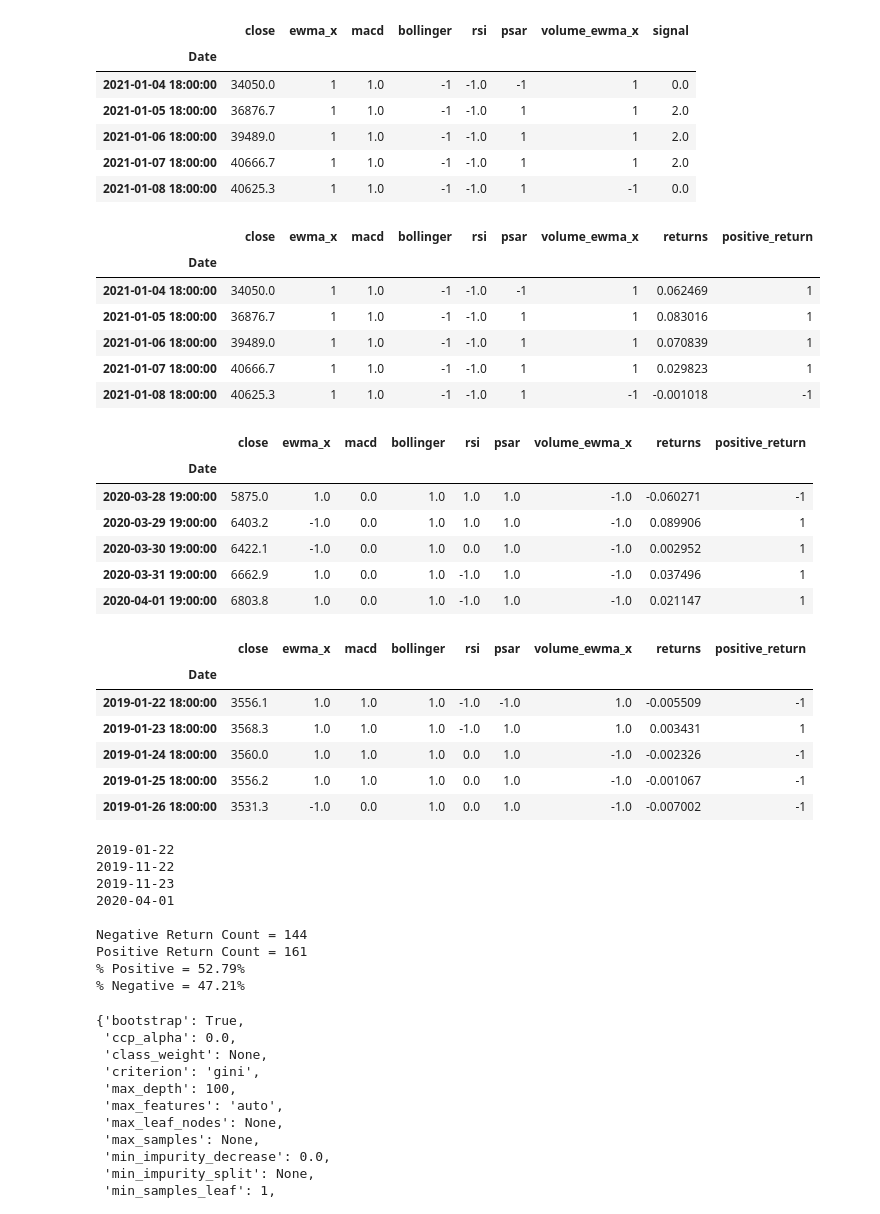
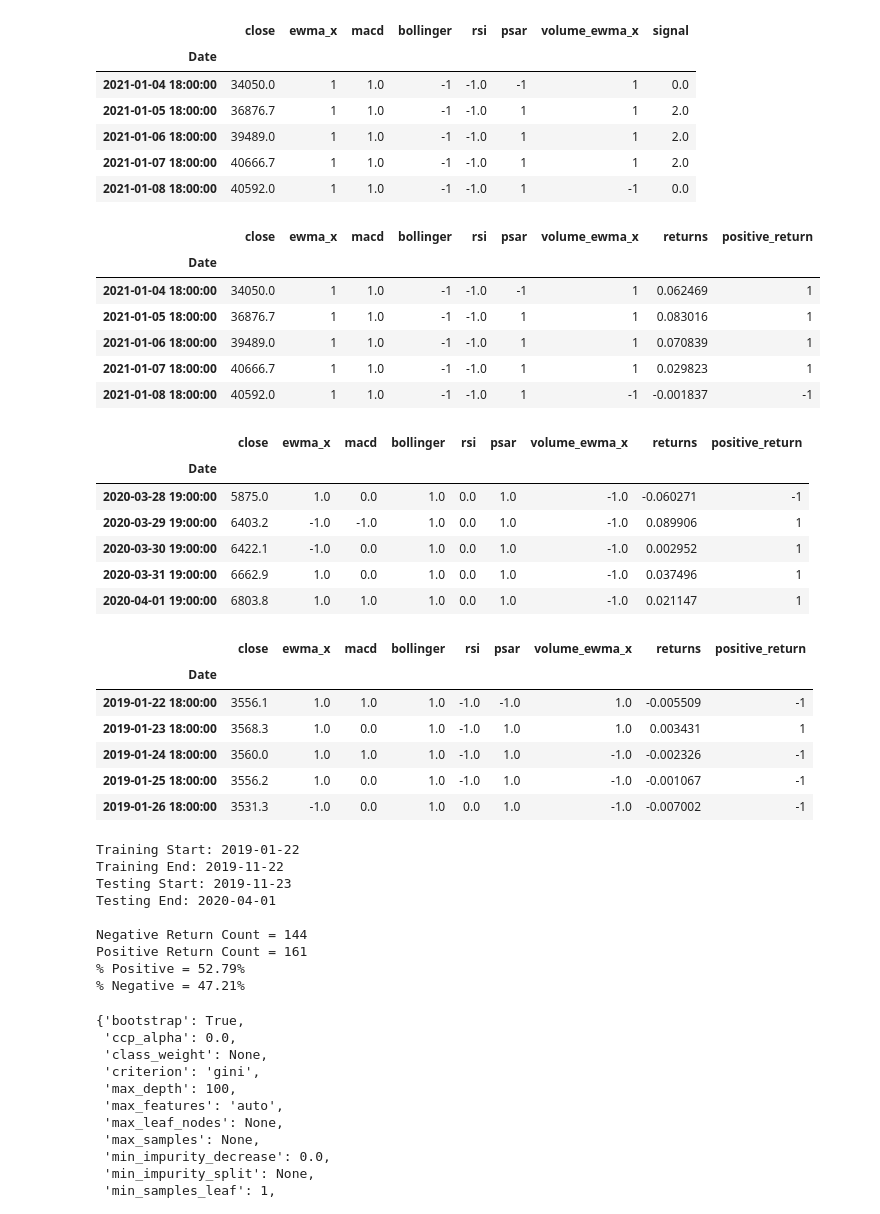
Before and after one commit to stew1922/Crypto_Bandyts, a Jupyter notebook: libs/notebooks/travis.ipynb, the cells around one changed output. Drawn from its saved outputs; the diff is of its cells as text; code cells hidden in the pictures.

Commit message:
testing on my notebook

```diff
--- a/libs/notebooks/travis.ipynb
+++ b/libs/notebooks/travis.ipynb
@@ -31,13 +71,13 @@ def technical_indicator_signal(asset):
 
     technical_signals = pd.DataFrame({
         'close': asset_df.Close,
-        'ewma_x': signals.ewma_crossover(asset_df, period_fast=3, period_slow=10).signal,
-        'macd': signals.macd(asset_df).signal,
-        'bollinger': signals.b_band(asset_df, bb_period=7).signal,
-        'rsi': signals.rsi(asset_df, period=3, oversold=35, overbought=65).signal,
+        'ewma_x': signals.ewma_crossover(asset_df, 3, 10).signal,
+        'macd': signals.macd(asset_df, period_fast=7, period_slow=14, period_signal=3).signal,
+        'bollinger': signals.b_band(asset_df).signal,
+        'rsi': signals.rsi(asset_df, period=10, oversold=30, overbought=60).signal,
         'psar': signals.psar(asset_df).signal,
         'vwap': signals.vwap(asset_df).signal,
-        'volume_ewma_x': signals.volume_ewma_crossover(asset_df, period_fast=3, period_slow=10).signal
+        'volume_ewma_x': signals.volume_ewma_crossover(asset_df, 1, 10).signal
     })
 
     # since VWAP won't work on daily time intervals and greater, we need to check the interval to see if we should include vwap as a column or not
@@ -63,7 +103,7 @@ technical_signals.tail()
 | 2021-01-05 18:00:00 | 36876.7 | 1 | 1.0 | -1 | -1.0 | 1 | 1 | 2.0 |
 | 2021-01-06 18:00:00 | 39489.0 | 1 | 1.0 | -1 | -1.0 | 1 | 1 | 2.0 |
 | 2021-01-07 18:00:00 | 40666.7 | 1 | 1.0 | -1 | -1.0 | 1 | 1 | 2.0 |
-| 2021-01-08 18:00:00 | 40625.3 | 1 | 1.0 | -1 | -1.0 | 1 | -1 | 0.0 |
+| 2021-01-08 18:00:00 | 40592.0 | 1 | 1.0 | -1 | -1.0 | 1 | -1 | 0.0 |
 # %%
 # trade_cutoff = 1
 
@@ -81,24 +121,24 @@ technical_signals.tail()
 | 2021-01-05 18:00:00 | 36876.7 | 1 | 1.0 | -1 | -1.0 | 1 | 1 | 0.083016 | 1 |
 | 2021-01-06 18:00:00 | 39489.0 | 1 | 1.0 | -1 | -1.0 | 1 | 1 | 0.070839 | 1 |
 | 2021-01-07 18:00:00 | 40666.7 | 1 | 1.0 | -1 | -1.0 | 1 | 1 | 0.029823 | 1 |
-| 2021-01-08 18:00:00 | 40625.3 | 1 | 1.0 | -1 | -1.0 | 1 | -1 | -0.001018 | -1 |
+| 2021-01-08 18:00:00 | 40592.0 | 1 | 1.0 | -1 | -1.0 | 1 | -1 | -0.001837 | -1 |
 # %%
 # create a random forest model for signal weights 'ewma_x', 'macd', 'bollinger', 'rsi', 'psar, 'volume_ewma_x'
 x_var_list = ['ewma_x', 'macd', 'bollinger', 'rsi', 'psar', 'volume_ewma_x']
 # %%
 days_to_forecast = 1
 
-training_df = technical_signals
+training_df = technical_signals[:'2020-04-01']
 training_df[x_var_list] = training_df[x_var_list].shift(days_to_forecast)
 training_df.tail()
 # %% [output]
 |  | close | ewma_x | macd | bollinger | rsi | psar | volume_ewma_x | returns | positive_return |
 | Date |  |  |  |  |  |  |  |  |  |
-| 2020-03-28 19:00:00 | 5875.0 | 1.0 | 0.0 | 1.0 | 1.0 | 1.0 | -1.0 | -0.060271 | -1 |
-| 2020-03-29 19:00:00 | 6403.2 | -1.0 | 0.0 | 1.0 | 1.0 | 1.0 | -1.0 | 0.089906 | 1 |
+| 2020-03-28 19:00:00 | 5875.0 | 1.0 | 0.0 | 1.0 | 0.0 | 1.0 | -1.0 | -0.060271 | -1 |
+| 2020-03-29 19:00:00 | 6403.2 | -1.0 | -1.0 | 1.0 | 0.0 | 1.0 | -1.0 | 0.089906 | 1 |
 | 2020-03-30 19:00:00 | 6422.1 | -1.0 | 0.0 | 1.0 | 0.0 | 1.0 | -1.0 | 0.002952 | 1 |
-| 2020-03-31 19:00:00 | 6662.9 | 1.0 | 0.0 | 1.0 | -1.0 | 1.0 | -1.0 | 0.037496 | 1 |
-| 2020-04-01 19:00:00 | 6803.8 | 1.0 | 0.0 | 1.0 | -1.0 | 1.0 | -1.0 | 0.021147 | 1 |
+| 2020-03-31 19:00:00 | 6662.9 | 1.0 | 0.0 | 1.0 | 0.0 | 1.0 | -1.0 | 0.037496 | 1 |
+| 2020-04-01 19:00:00 | 6803.8 | 1.0 | 1.0 | 1.0 | 0.0 | 1.0 | -1.0 | 0.021147 | 1 |
 # %%
 training_df.dropna(subset=x_var_list, inplace=True)
 training_df.dropna(subset=['returns'], inplace=True)
@@ -108,9 +148,9 @@ training_df.head()
 |  | close | ewma_x | macd | bollinger | rsi | psar | volume_ewma_x | returns | positive_return |
 | Date |  |  |  |  |  |  |  |  |  |
 | 2019-01-22 18:00:00 | 3556.1 | 1.0 | 1.0 | 1.0 | -1.0 | -1.0 | 1.0 | -0.005509 | -1 |
-| 2019-01-23 18:00:00 | 3568.3 | 1.0 | 1.0 | 1.0 | -1.0 | 1.0 | 1.0 | 0.003431 | 1 |
-| 2019-01-24 18:00:00 | 3560.0 | 1.0 | 1.0 | 1.0 | 0.0 | 1.0 | -1.0 | -0.002326 | -1 |
-| 2019-01-25 18:00:00 | 3556.2 | 1.0 | 1.0 | 1.0 | 0.0 | 1.0 | -1.0 | -0.001067 | -1 |
+| 2019-01-23 18:00:00 | 3568.3 | 1.0 | 0.0 | 1.0 | -1.0 | 1.0 | 1.0 | 0.003431 | 1 |
+| 2019-01-24 18:00:00 | 3560.0 | 1.0 | 1.0 | 1.0 | -1.0 | 1.0 | -1.0 | -0.002326 | -1 |
+| 2019-01-25 18:00:00 | 3556.2 | 1.0 | 0.0 | 1.0 | -1.0 | 1.0 | -1.0 | -0.001067 | -1 |
 | 2019-01-26 18:00:00 | 3531.3 | -1.0 | 0.0 | 1.0 | 0.0 | 1.0 | -1.0 | -0.007002 | -1 |
 # %%
 training_per = 0.7
@@ -121,10 +161,10 @@ training_end = training_df.iloc[:int(len(training_df) * training_per)].index.max
 testing_start = training_df[training_end:].iloc[1:].index.min().strftime(format= '%Y-%m-%d')
 testing_end = training_df[testing_start:].index.max().strftime(format= '%Y-%m-%d')
 
-print(training_start)
-print(training_end)
-print(testing_start)
-print(testing_end)
+print(f'Training Start: {training_start}')
+print(f'Training End: {training_end}')
+print(f'Testing Start: {testing_start}')
+print(f'Testing End: {testing_end}')
 
 # check to see if the data is imbalanced
 from collections import Counter
@@ -137,10 +177,10 @@ print(f'Positive Return Count = {positives}')
 print(f'% Positive = {format(float((positives / (positives + negatives)) * 100), "0.2f")}%')
 print(f'% Negative = {format(float((negatives / (positives + negatives)) * 100), "0.2f")}%')
 # %% [output]
-2019-01-22
-2019-11-22
-2019-11-23
-2020-04-01
+Training Start: 2019-01-22
+Training End: 2019-11-22
+Testing Start: 2019-11-23
+Testing End: 2020-04-01
 
 Negative Return Count = 144
 Positive Return Count = 161
```
Also changed, not shown: parts of 7 cells of this notebook, 1 other file.
